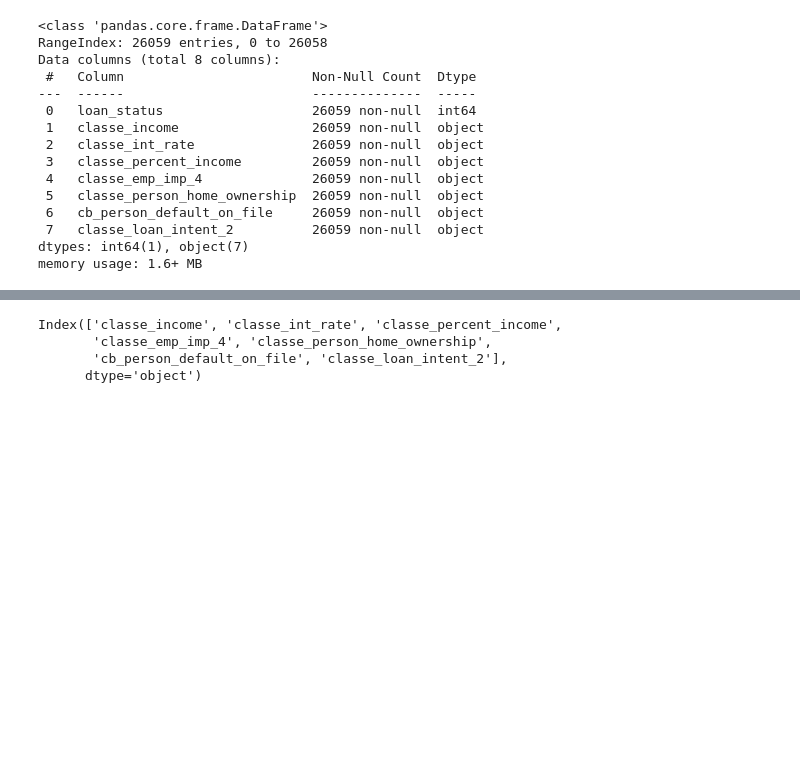
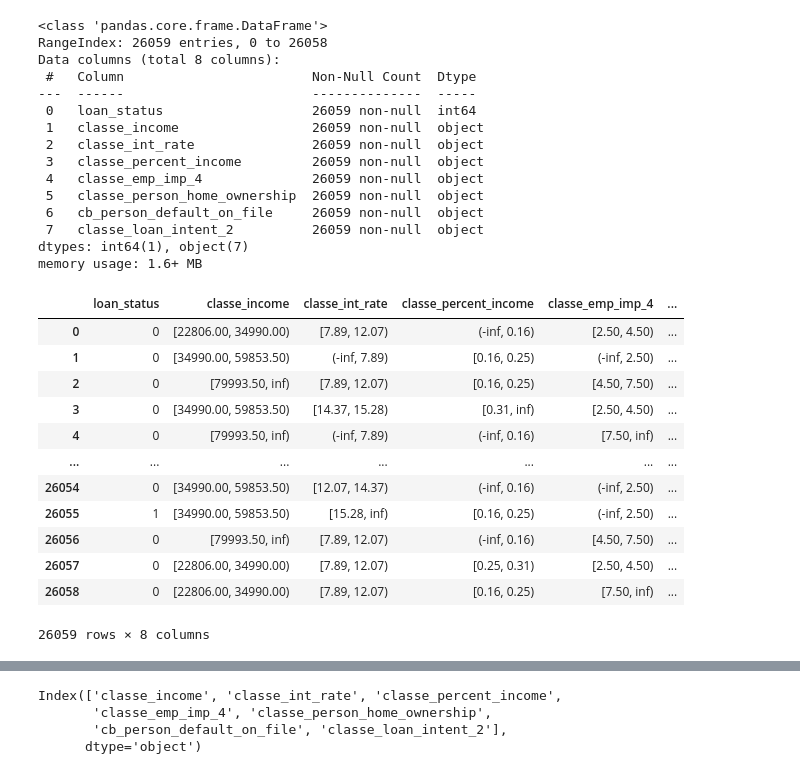
Before and after one commit to jbcheze/Scoring_Project, a Jupyter notebook: notebook/exploration.ipynb, the cells around one changed output, grey strips where cells are left out. Drawn from its saved outputs; the diff is of its cells as text; code cells hidden in the pictures; blank space fills up the shorter version.

```diff
--- a/notebook/exploration.ipynb
+++ b/notebook/exploration.ipynb
@@ -835,3 +837,19 @@ features = dff_reg.select_dtypes(include=['object']).columns
 target = "loan_status"
 X = dff_reg[features]
 y = dff_reg[target]
+# %%
+dff_reg
+# %% [output]
+|  | loan_status | classe_income | classe_int_rate | classe_percent_income | classe_emp_imp_4 | ... |
+| 0 | 0 | [22806.00, 34990.00) | [7.89, 12.07) | (-inf, 0.16) | [2.50, 4.50) | ... |
+| 1 | 0 | [34990.00, 59853.50) | (-inf, 7.89) | [0.16, 0.25) | (-inf, 2.50) | ... |
+| 2 | 0 | [79993.50, inf) | [7.89, 12.07) | [0.16, 0.25) | [4.50, 7.50) | ... |
+| 3 | 0 | [34990.00, 59853.50) | [14.37, 15.28) | [0.31, inf) | [2.50, 4.50) | ... |
+| 4 | 0 | [79993.50, inf) | (-inf, 7.89) | (-inf, 0.16) | [7.50, inf) | ... |
+| ... | ... | ... | ... | ... | ... | ... |
+| 26054 | 0 | [34990.00, 59853.50) | [12.07, 14.37) | (-inf, 0.16) | (-inf, 2.50) | ... |
+| 26055 | 1 | [34990.00, 59853.50) | [15.28, inf) | [0.16, 0.25) | (-inf, 2.50) | ... |
+| 26056 | 0 | [79993.50, inf) | [7.89, 12.07) | (-inf, 0.16) | [4.50, 7.50) | ... |
+| 26057 | 0 | [22806.00, 34990.00) | [7.89, 12.07) | [0.25, 0.31) | [2.50, 4.50) | ... |
+| 26058 | 0 | [22806.00, 34990.00) | [7.89, 12.07) | [0.16, 0.25) | [7.50, inf) | ... |
+26059 rows × 8 columns
```
Also changed, not shown: parts of 20 cells of this notebook.
